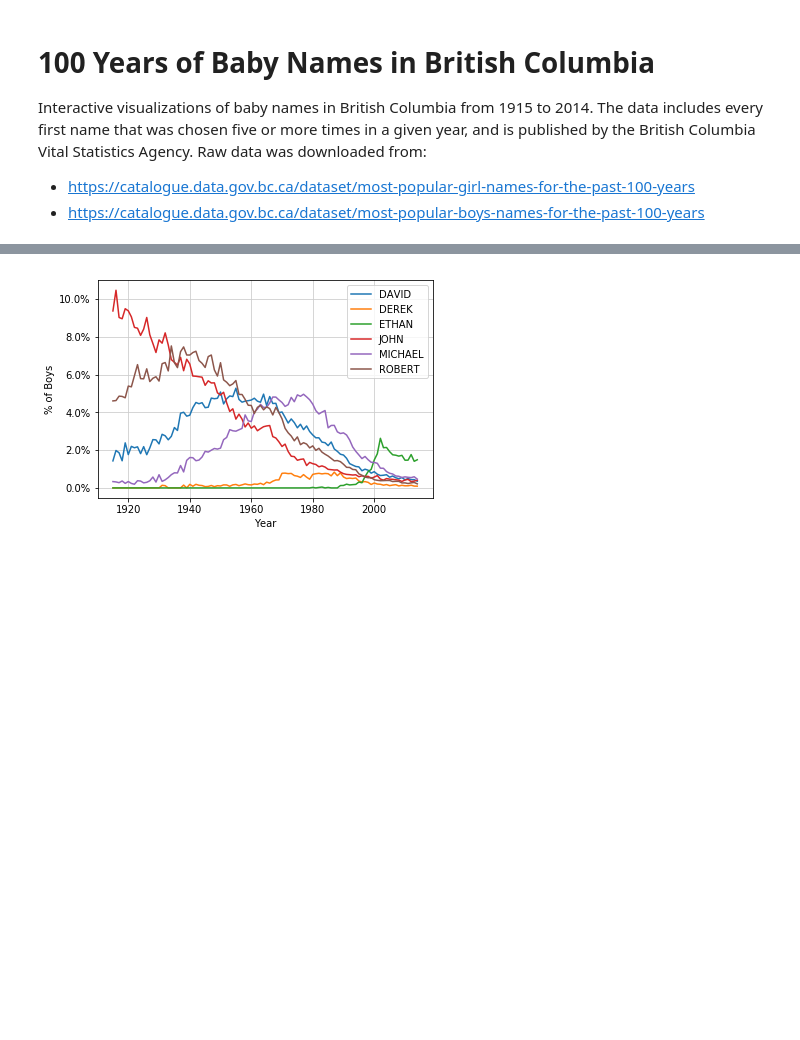
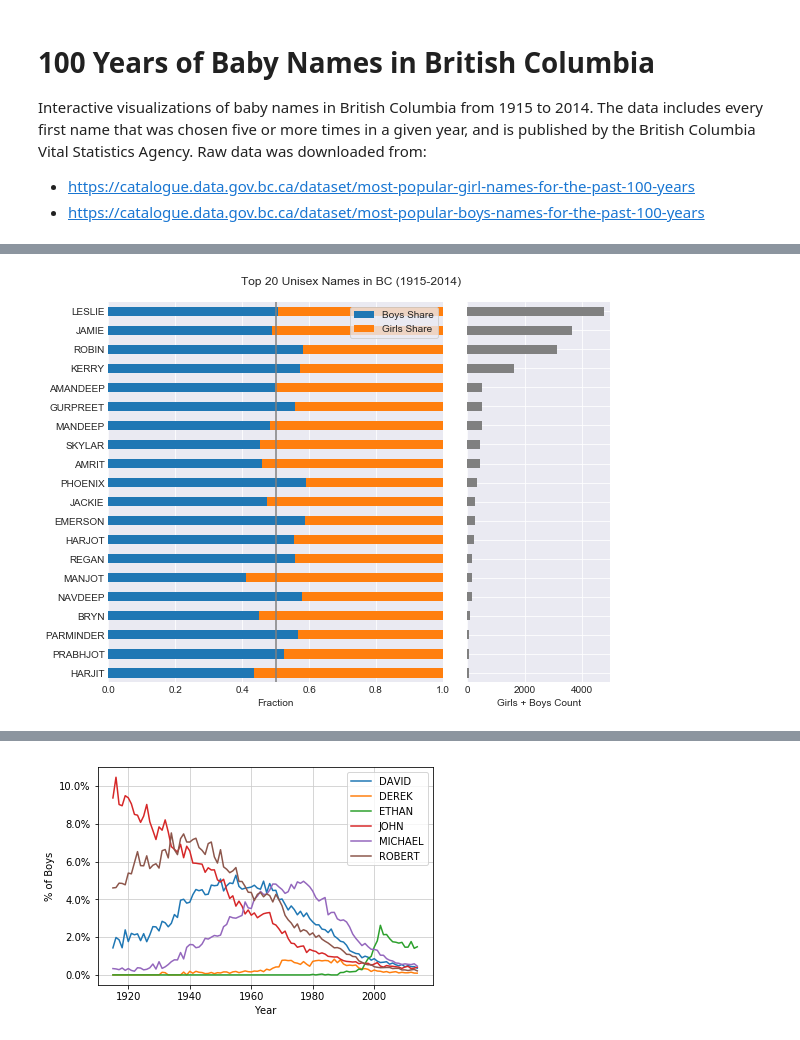
Before and after one commit to jenfly/bc-baby-names, a Jupyter notebook: Baby Names.ipynb, the cells around one changed output, grey strips where cells are left out. Drawn from its saved outputs; the diff is of its cells as text; code cells hidden in the pictures; blank space fills up the shorter version.

```diff
--- a/Baby Names.ipynb
+++ b/Baby Names.ipynb
@@ -41,0 +38,10 @@ data[data.index.isin(['JENNIFER', 'JOHN', 'JORDAN', 'MORGAN']) & (data['Year'] =
+# %%
+cols = ['Girls Count', 'Boys Count', 'Both Count']
+grand_totals = data[cols].groupby('Name').sum()
+percent = 100 * grand_totals / grand_totals.sum()
+percent = percent.rename(columns={f'{nm} Count' : f'% of {nm}' for nm in ['Girls', 'Boys', 'Both']})
+grand_totals = grand_totals.join(percent)
+for nm in ['Girls', 'Boys']:
+    grand_totals[f'{nm} Share'] = grand_totals[f'{nm} Count'] / grand_totals['Both Count']
+grand_totals['Gender Gap'] = grand_totals['Girls Share'] - grand_totals['Boys Share']
+grand_totals.head()
@@ -41,0 +56,8 @@ data[data.index.isin(['JENNIFER', 'JOHN', 'JORDAN', 'MORGAN']) & (data['Year'] =
+# %%
+#frac_min, frac_max = 0.25, 0.75
+frac_min, frac_max = 0.4, 0.6
+condition = (grand_totals['Girls Share'] >= frac_min) & (grand_totals['Girls Share'] <= frac_max)
+unisex = grand_totals[condition]
+unisex = unisex.sort_values('Both Count', ascending=False)
+percent_cols = ['% of Girls', '% of Boys', '% of Both', 'Girls Share', 'Boys Share', 'Gender Gap']
+unisex.head(20).style.format('{:.2%}', subset=percent_cols)
@@ -41,0 +83,22 @@ data[data.index.isin(['JENNIFER', 'JOHN', 'JORDAN', 'MORGAN']) & (data['Year'] =
+# %%
+cols = ['Boys Share', 'Girls Share']
+df = unisex.head(20)
+fig, axes = plt.subplots(1, 2, figsize=(9, 7), sharey=True,
+                         gridspec_kw={'wspace' : 0.1, 'width_ratios' : [0.7, 0.3]})
+
+plt.sca(axes[0])
+df[cols].plot.barh(ax=plt.gca(), stacked=True)
+plt.legend(frameon=True)
+plt.xlim(0, 1)
+plt.ylabel('')
+plt.xlabel('Fraction')
+plt.axvline(0.5, color='0.5')
+
+plt.sca(axes[1])
+df['Both Count'].plot.barh(ax=plt.gca(), color='0.5')
+plt.gca().invert_yaxis()
+plt.xlabel('Girls + Boys Count')
+
+plt.suptitle('Top 20 Unisex Names in BC (1915-2014)', y=0.93);
+# %% [output]
+[figure, added]
```
Also changed, not shown: parts of 21 cells of this notebook.
